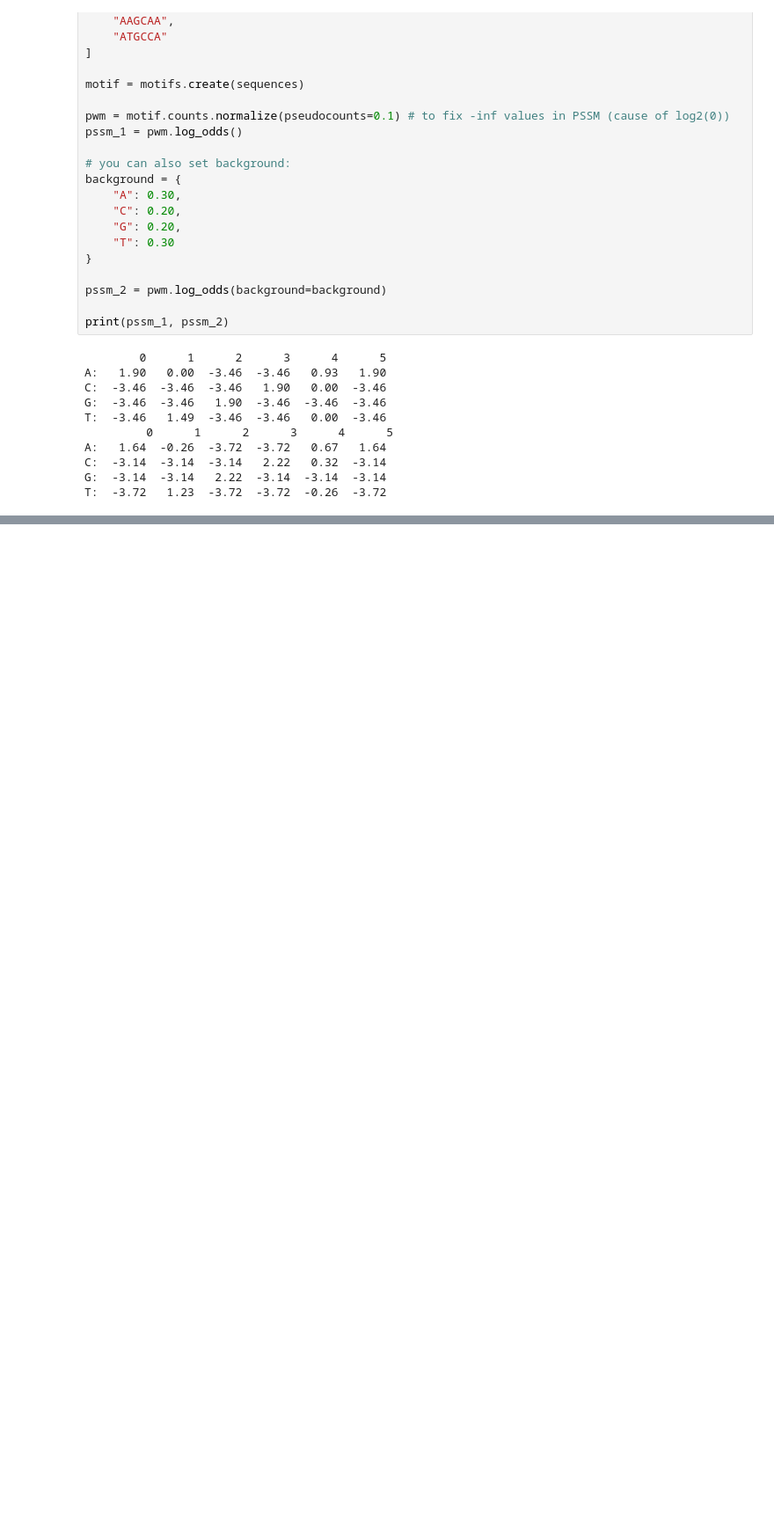
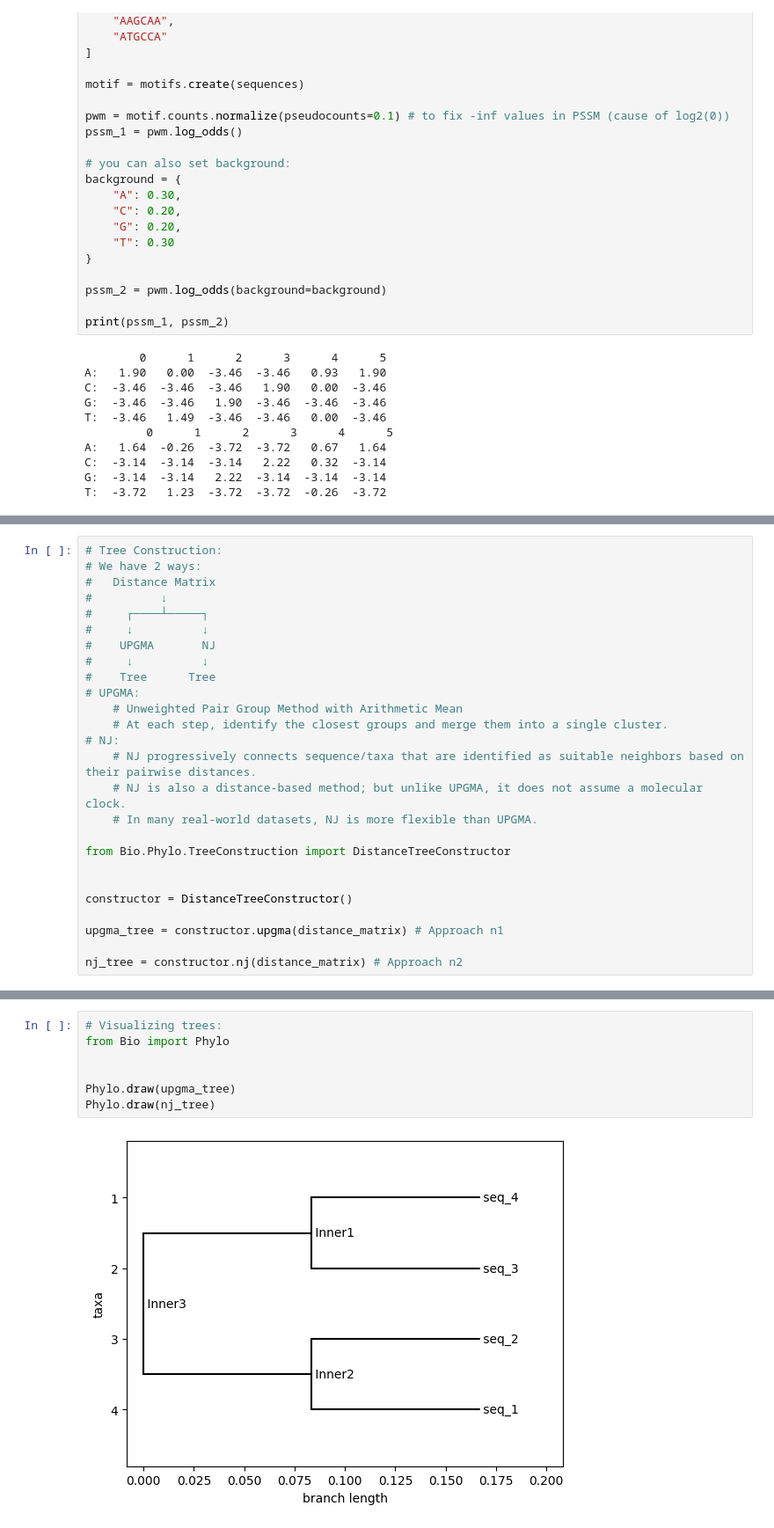
Before and after one commit to mseifoori/bioinformatics-exercises, a Jupyter notebook: Notes/practical_bioinformatics_notes.ipynb, the cells around one changed output, grey strips where cells are left out. Shown at 88% size. Drawn from its saved outputs; the diff is of its cells as text; blank space fills up the shorter version.

Commit message:
Learning... - Phylogenetics using Biopython

```diff
--- a/Notes/practical_bioinformatics_notes.ipynb
+++ b/Notes/practical_bioinformatics_notes.ipynb
@@ -277,0 +343,26 @@ T:  -3.72   1.23  -3.72  -3.72  -0.26  -3.72
+# %%
+# Tree Construction:
+# We have 2 ways:
+#   Distance Matrix
+#          ↓
+#     ┌────┴─────┐
+#     ↓          ↓
+#    UPGMA       NJ
+#     ↓          ↓
+#    Tree      Tree
+# UPGMA:
+    # Unweighted Pair Group Method with Arithmetic Mean
+    # At each step, identify the closest groups and merge them into a single cluster.
+# NJ:
+    # NJ progressively connects sequence/taxa that are identified as suitable neighbors based on their pairwise distances.
+    # NJ is also a distance-based method; but unlike UPGMA, it does not assume a molecular clock.
+    # In many real-world datasets, NJ is more flexible than UPGMA.
+
+from Bio.Phylo.TreeConstruction import DistanceTreeConstructor
+
+
+constructor = DistanceTreeConstructor()
+
+upgma_tree = constructor.upgma(distance_matrix) # Approach n1
+
+nj_tree = constructor.nj(distance_matrix) # Approach n2
@@ -277,0 +390,9 @@ T:  -3.72   1.23  -3.72  -3.72  -0.26  -3.72
+# %%
+# Visualizing trees:
+from Bio import Phylo
+
+
+Phylo.draw(upgma_tree)
+Phylo.draw(nj_tree)
+# %% [output]
+[figure, added]
```
Also changed, not shown: parts of 7 cells of this notebook, 2 other files.
